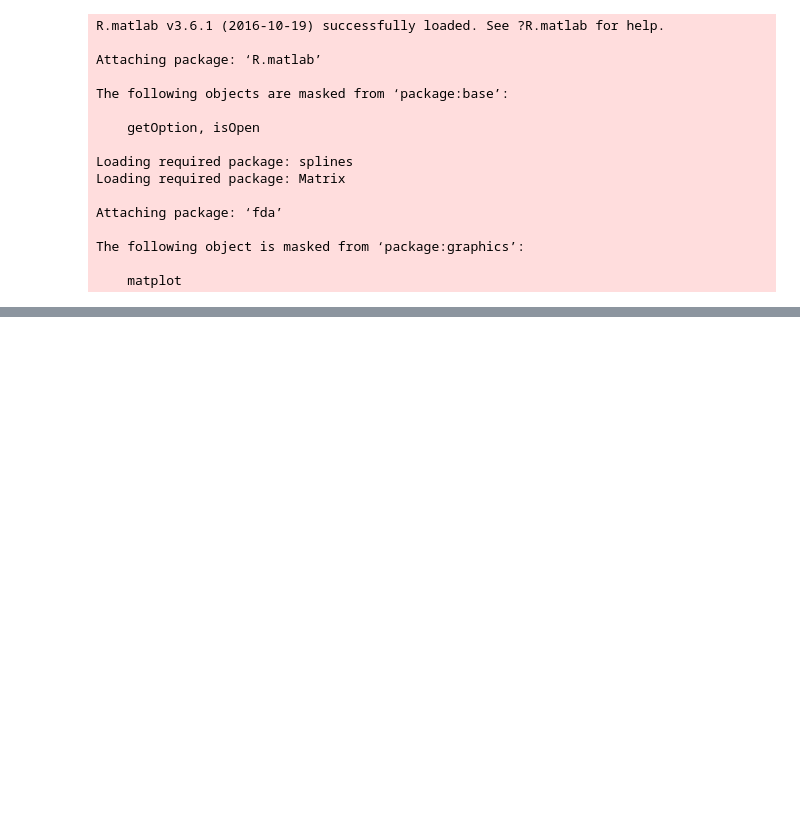
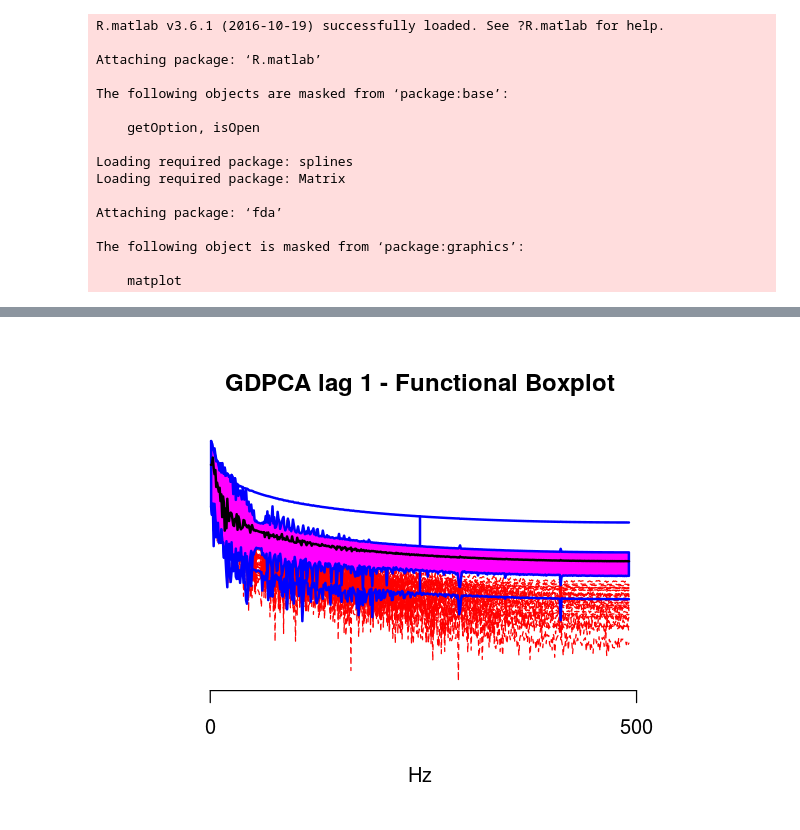
Before and after one commit to hfloresr/gdpca-vs-spca, a Jupyter notebook: notebooks/pre_multiple_lags.ipynb, the cells around one changed output, grey strips where cells are left out. Cells and saved outputs as stored; diff of their text form; code cells hidden in the pictures; blank space fills up the shorter version.

```diff
--- a/notebooks/pre_multiple_lags.ipynb
+++ b/notebooks/pre_multiple_lags.ipynb
@@ -349,0 +410,11 @@ plot_post_lfp_recons(Z_norm, G299, model299, epoch=1, legend=c("GDPCA lag 299",
+# %%
+#png(filename = "pre_gdpca_functional_lag1.png", width=5, height=5, units="in", res=600)
+P_g1[P_g1 == -Inf] = 0
+llim = min(P_g1[5:495,])
+ulim = max(P_g1[5:495,])
+fbg_1 = fbplot(P_g1[5:495,],method='MBD',ylab="",xlab="Hz", main = "GDPCA lag 1 - Functional Boxplot",
+                 ylim=c(llim, ulim),  xaxt="n", yaxt="n", bty = "n")
+axis(side=1, at=seq(0, 500, 500))
+#dev.off()
+# %% [output]
+[figure, added]
```
Also changed, not shown: parts of 40 cells of this notebook, 4 other files.
